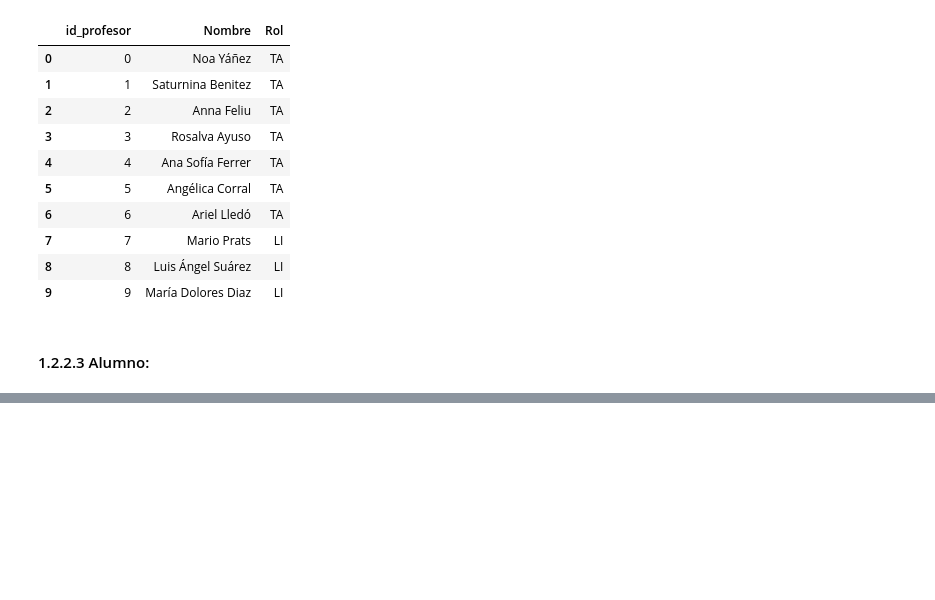
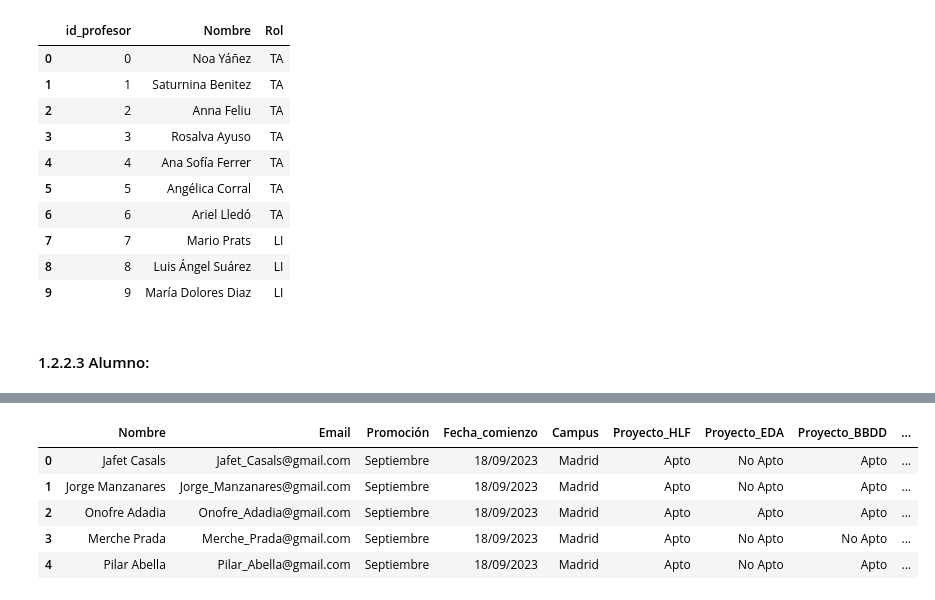
Before and after one commit to xdelrey/BBDD_SQL_Alumnado_Bootcamp, a Jupyter notebook: data_cleansing.ipynb, the cells around one changed output, grey strips where cells are left out. Drawn from its saved outputs; the diff is of its cells as text; code cells hidden in the pictures; blank space fills up the shorter version.

```diff
--- a/data_cleansing.ipynb
+++ b/data_cleansing.ipynb
@@ -333,0 +470,9 @@ memory usage: 164.0+ bytes
+# %%
+df1.head()
+# %% [output]
+|  | Nombre | Email | Promoción | Fecha_comienzo | Campus | Proyecto_HLF | Proyecto_EDA | Proyecto_BBDD | ... |
+| 0 | Jafet Casals | Jafet_Casals@gmail.com | Septiembre | 18/09/2023 | Madrid | Apto | No Apto | Apto | ... |
+| 1 | Jorge Manzanares | Jorge_Manzanares@gmail.com | Septiembre | 18/09/2023 | Madrid | Apto | No Apto | Apto | ... |
+| 2 | Onofre Adadia | Onofre_Adadia@gmail.com | Septiembre | 18/09/2023 | Madrid | Apto | Apto | Apto | ... |
+| 3 | Merche Prada | Merche_Prada@gmail.com | Septiembre | 18/09/2023 | Madrid | Apto | No Apto | No Apto | ... |
+| 4 | Pilar Abella | Pilar_Abella@gmail.com | Septiembre | 18/09/2023 | Madrid | Apto | No Apto | Apto | ... |
```
Also changed, not shown: parts of 16 cells of this notebook.
